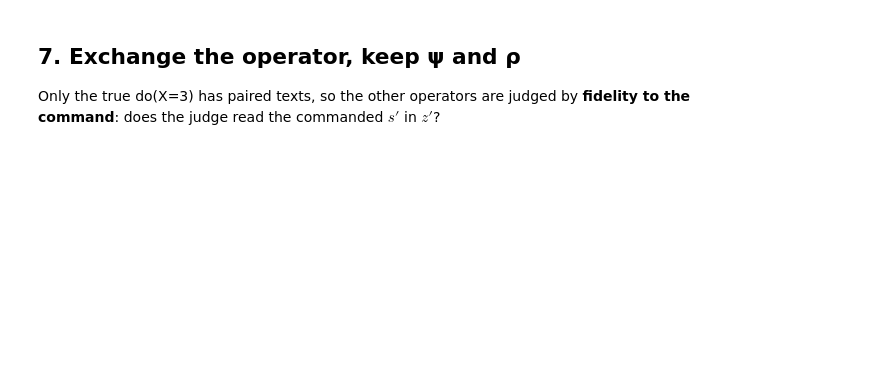
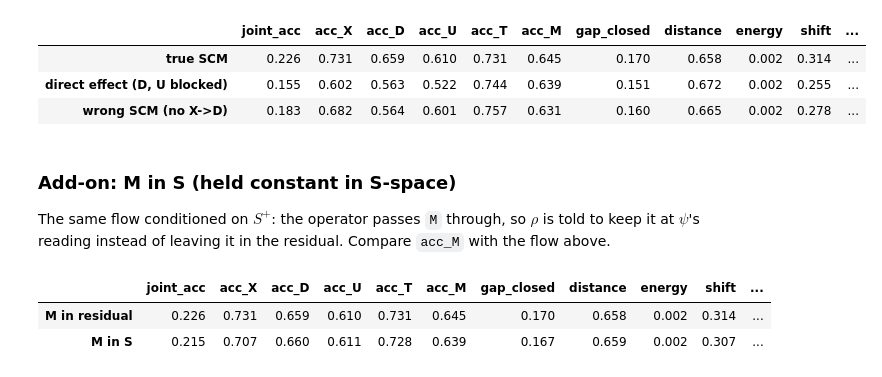
Before and after one commit to kestelnadomu/latent_intervention, a Jupyter notebook: latent_lab/example.ipynb, the cells around one changed output. Saved outputs shown, nothing was run; the diff lists cells and outputs as text; code cells hidden in the pictures; blank space fills up the shorter version.

```diff
--- a/latent_lab/example.ipynb
+++ b/latent_lab/example.ipynb
@@ -143,19 +344,30 @@ for renderer in renderers.values():
 # %%
-operator = operators["total effect"]
-rows = {}
-for name, renderer in renderers.items():
-    for setting, read in (("true s", None), ("read s", reader)):
-        result = Pipeline(read, operator, renderer)(z_test, s_test)
-        rows[(name, setting)] = evaluate(z_test, result.z_prime, z_cf_test, judge, s_cf_test)
-pd.DataFrame(rows).T.round(3)
+wrong = {
+    "true SCM": operator(),
+    "direct effect (D, U blocked)": operator(blocked={"D": ["X"], "U": ["X"]}),
+    "wrong SCM (no X->D)": operator(parents={**PARENTS, "D": {"T": 0.60}}),
+}
+renderer = rho[("flow", "ψ(z)", 0)]
+pd.DataFrame({
+    name: score(Pipeline(None, op, renderer)(z_eval, s_read[0]).z_prime)
+    for name, op in wrong.items()
+}).T[metrics].round(3)
+# %% [output]
+|  | joint_acc | acc_X | acc_D | acc_U | acc_T | acc_M | gap_closed | distance | energy | shift | ... |
+| true SCM | 0.226 | 0.731 | 0.659 | 0.610 | 0.731 | 0.645 | 0.170 | 0.658 | 0.002 | 0.314 | ... |
+| direct effect (D, U blocked) | 0.155 | 0.602 | 0.563 | 0.522 | 0.744 | 0.639 | 0.151 | 0.672 | 0.002 | 0.255 | ... |
+| wrong SCM (no X->D) | 0.183 | 0.682 | 0.564 | 0.601 | 0.757 | 0.631 | 0.160 | 0.665 | 0.002 | 0.278 | ... |
 # %% [markdown]
-## 7. Exchange the operator, keep ψ and ρ
+### Add-on: M in S (held constant in S-space)
 
-Only the true do(X=3) has paired texts, so the other operators are judged by **fidelity to the command**: does the judge read the commanded $s'$ in $z'$?
+The same flow conditioned on $S^+$: the operator passes `M` through, so $\rho$ is told to keep it at $\psi$'s reading instead of leaving it in the residual. Compare `acc_M` with the flow above.
 # %%
-renderer = renderers["flow"]       # a FlowRenderer
-rows = {}
-for name, operator in operators.items():
-    result = Pipeline(reader, operator, renderer)(z_test)
-    rows[name] = judge.accuracy(result.z_prime, result.s_prime)
-pd.DataFrame(rows).T.round(3)
+flow_m = FlowRenderer(FULL, epochs=100, levels=LEVELS).fit(z_pool, psi[0][0], seed=0)
+pd.DataFrame({
+    "M in residual": score(Pipeline(None, operator(), renderer)(z_eval, s_read[0]).z_prime),
+    "M in S": score(Pipeline(None, operator(), flow_m)(z_eval, s_read[0]).z_prime),
+}).T[metrics].round(3)
+# %% [output]
+|  | joint_acc | acc_X | acc_D | acc_U | acc_T | acc_M | gap_closed | distance | energy | shift | ... |
+| M in residual | 0.226 | 0.731 | 0.659 | 0.610 | 0.731 | 0.645 | 0.170 | 0.658 | 0.002 | 0.314 | ... |
+| M in S | 0.215 | 0.707 | 0.660 | 0.611 | 0.728 | 0.639 | 0.167 | 0.659 | 0.002 | 0.307 | ... |
```
Also changed, not shown: parts of 24 cells of this notebook, 7 other files.
